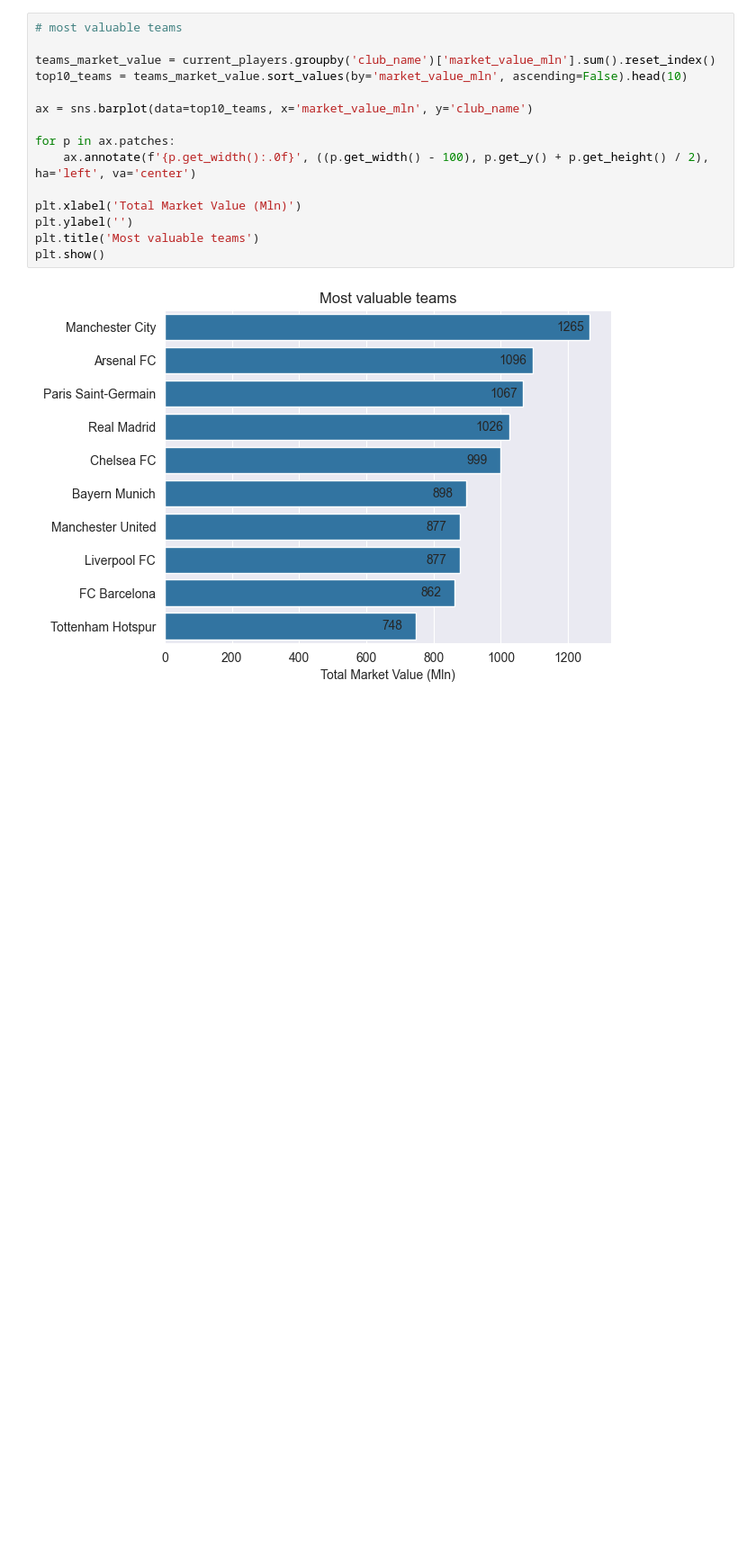
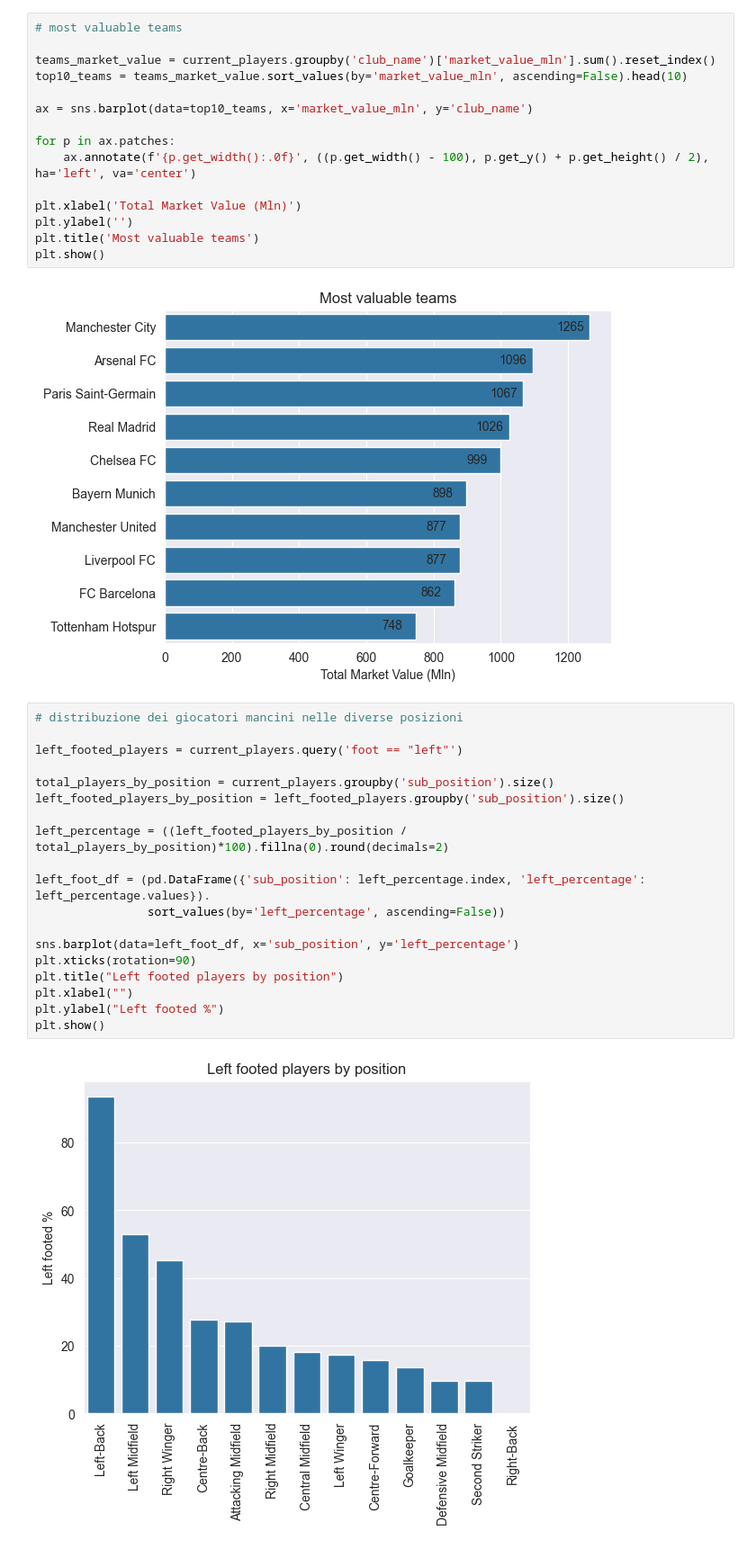
Before and after one commit to RiccardoPili/Football-Data-Analysis, a Jupyter notebook: players.ipynb, the cells around one changed output. Shown at 90% size. Drawn from its saved outputs; the diff is of its cells as text; blank space fills up the shorter version.

Commit message:
left footed players visualization

```diff
--- a/players.ipynb
+++ b/players.ipynb
@@ -736,3 +736,24 @@ plt.title('Most valuable teams')
 plt.show()
 # %% [output]
 [figure]
+# %%
+# distribuzione dei giocatori mancini nelle diverse posizioni
+
+left_footed_players = current_players.query('foot == "left"')
+
+total_players_by_position = current_players.groupby('sub_position').size()
+left_footed_players_by_position = left_footed_players.groupby('sub_position').size()
+
+left_percentage = ((left_footed_players_by_position / total_players_by_position)*100).fillna(0).round(decimals=2)
+
+left_foot_df = (pd.DataFrame({'sub_position': left_percentage.index, 'left_percentage': left_percentage.values}).
+                sort_values(by='left_percentage', ascending=False))
+
+sns.barplot(data=left_foot_df, x='sub_position', y='left_percentage')
+plt.xticks(rotation=90)
+plt.title("Left footed players by position")
+plt.xlabel("")
+plt.ylabel("Left footed %")
+plt.show()
+# %% [output]
+[figure, added]
```
Also changed, not shown: parts of 1 cell of this notebook.
